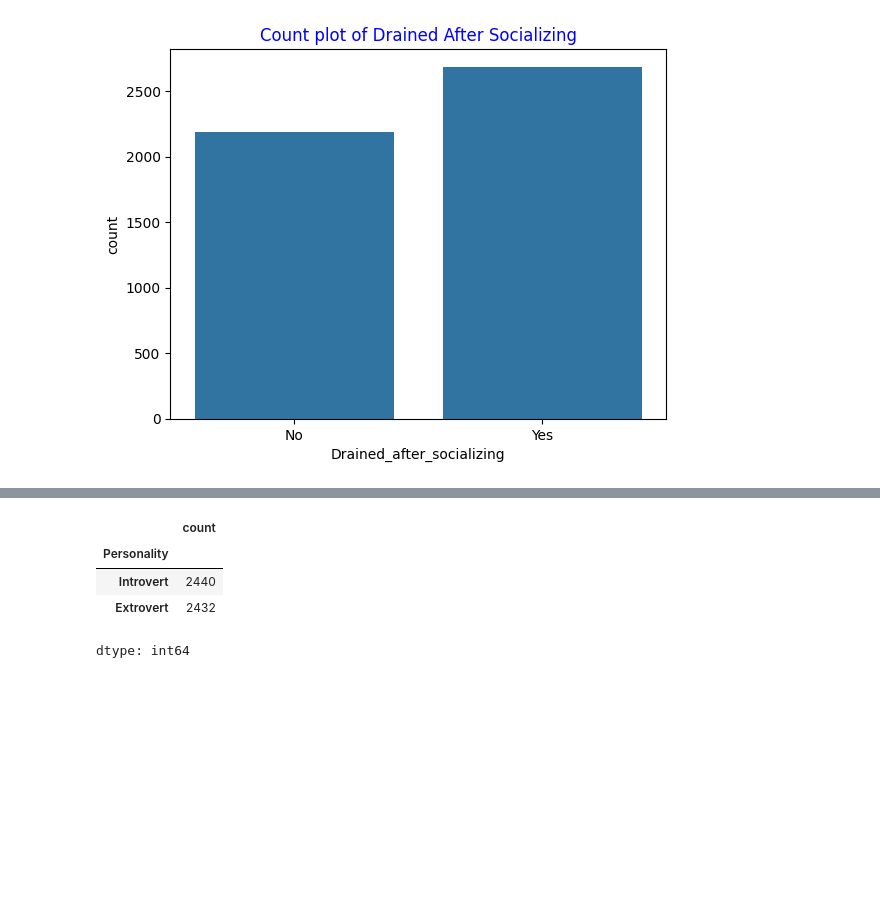
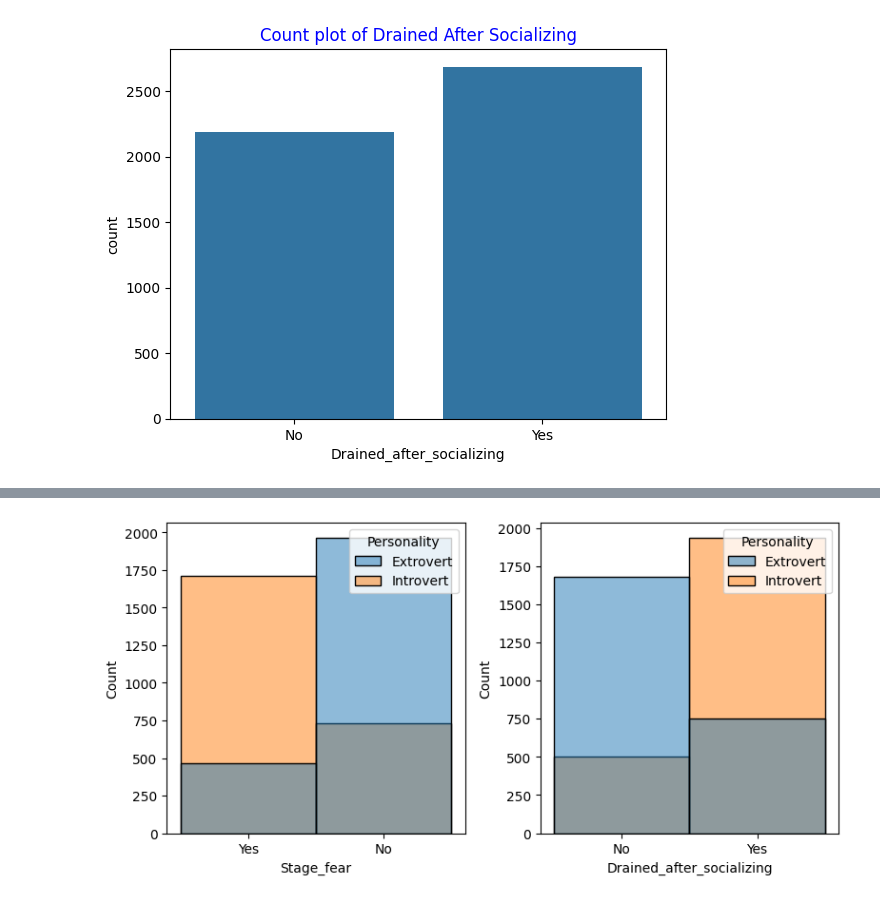
Before and after one commit to rizz045/Predicting-Personality-Traits-Using-Social-Behavior-Patterns, a Jupyter notebook: Personality_Prediction_Using_ML.ipynb, the cells around one changed output, grey strips where cells are left out. Saved outputs shown, nothing was run; the diff lists cells and outputs as text; code cells hidden in the pictures; blank space fills up the shorter version.

```diff
--- a/Personality_Prediction_Using_ML.ipynb
+++ b/Personality_Prediction_Using_ML.ipynb
@@ -140,8 +140,11 @@ plt.show()
-# %%
-df['Personality'].value_counts()
-# %% [output]
-|  | count |
-| Personality |  |
-| Introvert | 2440 |
-| Extrovert | 2432 |
-dtype: int64
+# %%
+plt.figure(figsize=(8, 4))
+index=0
+for col in obj_cols[:2]:
+    index += 1
+    plt.subplot(1, 2, index)
+    sns.histplot(x=col, hue="Personality", data=df, alpha=0.5)
+plt.tight_layout()
+plt.show()
+# %% [output]
+[figure, added]
```
Also changed, not shown: parts of 1 cell of this notebook.
